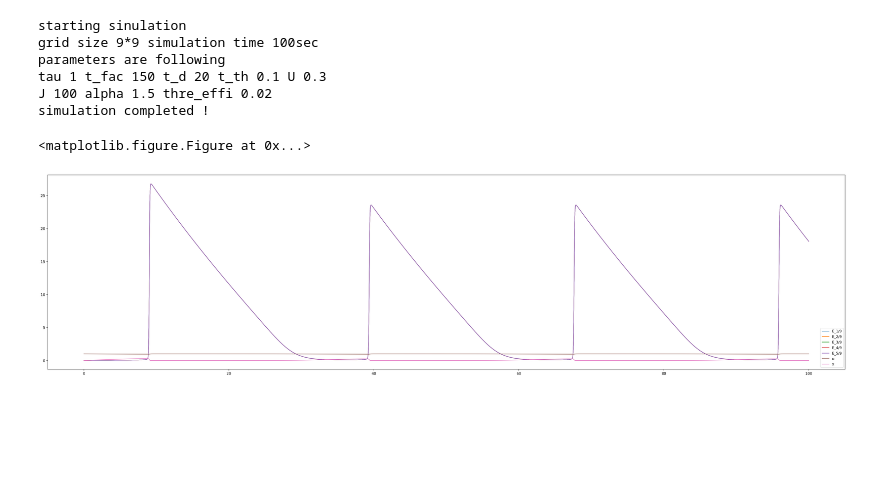
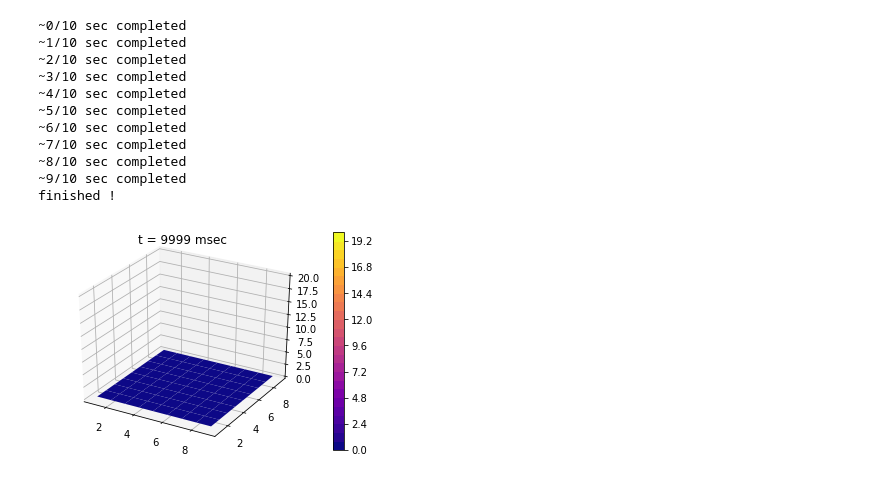
Before and after one commit to alpha-soliton/Dynamics, a Jupyter notebook: WorkingMemory/MEA_model/2d_grid_model_corner_deleted_ux_included_extcurrent/2dgridmodel_cornerdel_ux_in_ext.ipynb, the cells around one changed output. Saved outputs shown, nothing was run; the diff lists cells and outputs as text; code cells hidden in the pictures; blank space fills up the shorter version.

```diff
--- a/WorkingMemory/MEA_model/2d_grid_model_corner_deleted_ux_included_extcurrent/2dgridmodel_cornerdel_ux_in_ext.ipynb
+++ b/WorkingMemory/MEA_model/2d_grid_model_corner_deleted_ux_included_extcurrent/2dgridmodel_cornerdel_ux_in_ext.ipynb
@@ -410,37 +468,15 @@ plot_results(200)
-# %%
-# param
-T = 100 * (1/dt)
-num_grid = 9
-num_side = 4
-scale_factor = 1
-c = initialize_c_corner_deleted(num_grid, num_side, scale_factor)
-
-# setting parameter
-tau = 1
-# depressing t_d > t_fac
-# facilitating t_d < t_fac    ++++   prefrontal cortex (PFC) facilitating excitatory connection
-t_d = 20
-t_fac = 150
-
-t_th = 0.1
-thre_effi = 0.02
-
-U = 0.3
-E_0_default = -6
-J = 100
-alpha = 1.5
-
-time, E_t, u_t, x_t, z_t = init_dynamical_variable_and_time(num_grid, T, E_ini, u_ini, x_ini, z_ini)
-start_simulation(T, num_grid, time, E_t, u_t, x_t, z_t, J, alpha, tau, E_0_default, t_fac, t_d, t_th, thre_effi, U, dt)
-# %% [output]
-starting sinulation
-grid size 9*9 simulation time 100sec
-parameters are following
-tau 1 t_fac 150 t_d 20 t_th 0.1 U 0.3
-J 100 alpha 1.5 thre_effi 0.02
-simulation completed !
-# %%
-plot_results(200)
-# %% [output]
-<matplotlib.figure.Figure at 0x...>
-[figure, removed]
+# %%
+plot_3d_color_surface(10, 80, 'results3')
+# %% [output]
+~0/10 sec completed
+~1/10 sec completed
+~2/10 sec completed
+~3/10 sec completed
+~4/10 sec completed
+~5/10 sec completed
+~6/10 sec completed
+~7/10 sec completed
+~8/10 sec completed
+~9/10 sec completed
+finished !
+[figure, added]
```
Also changed, not shown: parts of 12 cells of this notebook, 4 other files.
